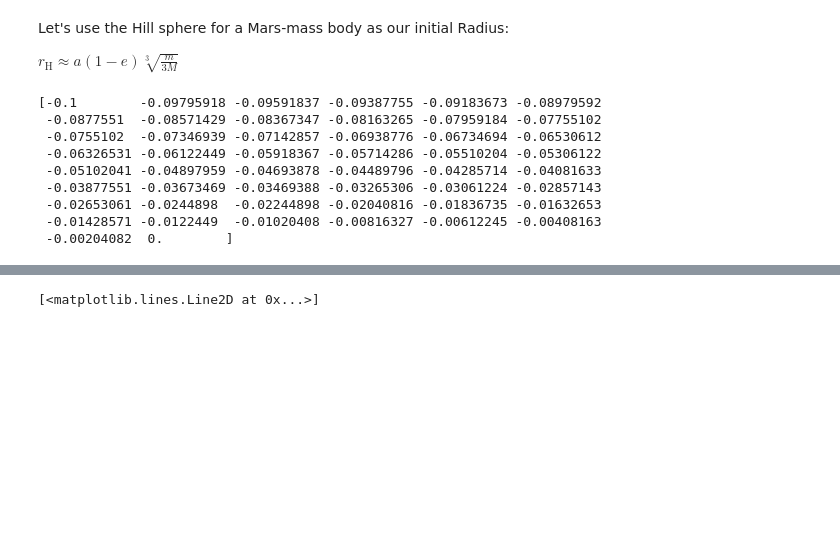
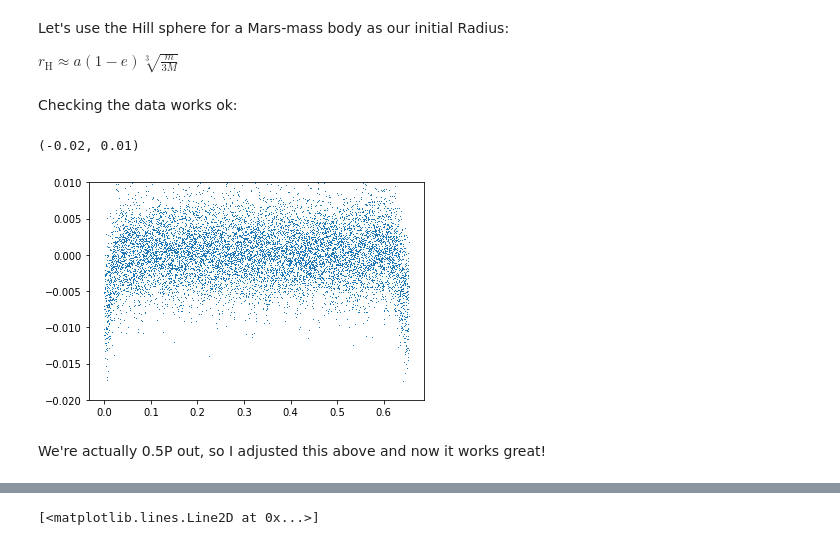
Before and after one commit to hposborn/project-find-evaporators, a Jupyter notebook: Model Ideas Notes.ipynb, the cells around one changed output, grey strips where cells are left out. Cells and saved outputs as stored; diff of their text form; code cells hidden in the pictures; blank space fills up the shorter version.

Commit message:
fixed stacked-transit-tail method in ipynb and uploaded png results

```diff
--- a/Model Ideas Notes.ipynb
+++ b/Model Ideas Notes.ipynb
@@ -101,19 +107,25 @@ $r_{\mathrm {H} }\approx a(1-e){\sqrt[{3}]{\frac {m}{3M}}}$
+# %%
+#Orbital params from BLS/candidate - we can fix these here as they should be good enough
+t_0=566.824+0.5
+P=0.6535538
+# %% [markdown]
+Checking the data works ok:
+# %%
+plt.plot((t-t_0)%P,flux,',')
+plt.ylim(-0.02,0.01)
+# %% [output]
+(-0.02, 0.01)
+[figure, added]
+# %% [markdown]
+We're actually 0.5P out, so I adjusted this above and now it works great!
 # %%
+# initial parameters
 use_gp=True
-init_planet_mass=0.1
+init_planet_mass=0.1 #Roughly Mars mass - should be undetectably small yet big enough to have a big hill sphere.
 n_steps=50
 phase_coverage=0.1
 
-#Taking a snippet of KIC1255 data for the model:
-t=dat[22000:31500,0]
-flux= dat[22000:31500,1]-np.nanmedian(dat[22000:31500,1])
-flux_err= dat[22000:31500,2]
-
-#Orbital params from BLS/candidate - we can fix these
-t_0=566.824
-P=0.6535538
-
-#Counting number of transits to model:
+#Counting number of transits to model, and assigning time to each nearby transit:
 phase        = (t-t_0)/P
 rounded_phase= np.round(phase)
 trns_numbers = np.unique(rounded_phase)
@@ -124,16 +136,16 @@ Rs=1.0#Rs=pm.Normal('Rs',mu=1.0,sd=0.1)
 Ms=1.0#Ms=pm.Normal('Ms',mu=1.0,sd=0.15)
 
 with pm.Model() as model:
-    #Get all transits
-    cadence=np.nanmedian(np.diff(t))
-
-    #B can just be unit uniform:
-    b=pm.Uniform('b',lower=0.0,upper=1.333)
+    #b can just be unit uniform:
+    b=pm.Uniform('b',lower=0.0,upper=1.00)
+    t_offset=pm.Uniform('t_offset',lower=0.0,upper=P)
 
     #For now, let's just model lightcurve depth for every transit:
-    log_depths=pm.Bound(pm.Normal, upper=-1,lower=-20)("log_depths", mu=-5, sigma=6.0,shape=len(trns_numbers))
+    log_depths=pm.Bound(pm.Normal, upper=-1,lower=-10)("log_depths", mu=-5, sigma=6.0,shape=len(trns_numbers))
 
     '''
+    #This is where we could put a GP:
+
     from exoplanet import estimate_inverse_gamma_parameters
     from exoplanet.gp import terms, GP
 
@@ -158,6 +170,8 @@ with pm.Model() as model:
         dust_prod_pred = tt.exp(log_depth_gp.predict(trns_numbers,return_var=False))
     '''
 
+    #This is the relative speed of the dust with respect to the planet. i.e. <0 = in-falling. >0 = propelled outward.
+    #NB - dust_vel<<1.41 (as sqrt(2)*v_circ = unbound from th solar system!).
     dust_vel=pm.Bound(pm.Normal, upper=1.25,lower=0.5)('dust_vel',mu=1.0,sd=0.033)
 
     #We want to define our dusty "phantom planets" as kicked off their planet and moving along eccentric orbits
@@ -181,31 +195,47 @@ with pm.Model() as model:
     dispersion        = pm.Deterministic("dispersion", 0.25/(1.0+np.exp(log_dust_dispersion))**(np.linspace(0,1,n_steps)))
 
     #Defining t_periasteron as the time when the phatom planet left the real planet in the preceeding part of the orbit
+    # We have to redefine t_periasteron like this because we specifically want to model the fact that dust knocked off the surface *does not arrive at the time of transit*
+    #In the case of an in-falling dust body, we need to flip this by pi as periasteron becomes apasteron
     if tt.lt(dust_vel,0):
         phantom_t_peris = -0.5*per_phantom - np.linspace(-1*phase_coverage*P, 0.0, n_steps)
-        phantom_omega = np.linspace(1.5*np.pi-1*phase_coverage*2*np.pi, 0.5*np.pi, n_steps)%(np.pi*2)
+        phantom_omega = np.linspace(0.5*np.pi-1*phase_coverage*2*np.pi, 0.5*np.pi, n_steps)%(np.pi*2)
     else:
         phantom_t_peris = -1*np.linspace(-1*phase_coverage*P, 0.0, n_steps)
-        phantom_omega = np.linspace(0.5*np.pi-1*phase_coverage*2*np.pi, 0.5*np.pi, n_steps)%(np.pi*2)
+        phantom_omega = np.linspace(1.5*np.pi-1*phase_coverage*2*np.pi, 0.5*np.pi, n_steps)%(np.pi*2)
+
+    #Defining limb darkening
     u_star_tess = xo.distributions.QuadLimbDark("u_star_tess", testval=np.array([0.3, 0.2]))
-    #print(len(phantom_t_peris),len(phantom_omega))
+
+    #Defining the orbit using stellar params (Rs, Ms) and period, omega, t_peri, ecc and b:
     orbit = xo.orbits.KeplerianOrbit(r_star=Rs,m_star=Ms,
                                      period=tt.tile(per_phantom,n_steps),
                                      omega=phantom_omega,
                                      t_periastron=phantom_t_peris,
                                      ecc=tt.tile(ecc_phantom,n_steps),
                                      b=tt.tile(b,n_steps))
+
+    #To track parameters for debugging I intialise some lists here:
     models=[]
     disp_lcs=[]
     all_lcs=[]
+    mins=[]
+
+    #looping over each transit:
     for n_tr in range(len(trns_numbers)):
+        #For each of the phantom planet orbits, we generate a transit lightcurve with radius ratio determined by log_rad_growth
+        #Here, t is transformed to phase between -0.5 and 0.5 so that the above eccentric/non-similar-period phantom planets are always correctly phased
         lc = xo.LimbDarkLightCurve(u_star_tess).get_light_curve(orbit=orbit,r=planet_ratios,
-                                                                t=t[rounded_phase==trns_numbers[n_tr]]-t_0-trns_numbers[n_tr]*P,
+                                                                t=t[rounded_phase==trns_numbers[n_tr]]-t_0-trns_numbers[n_tr]*P+t_offset,
                                                                 use_in_transit=True)
-        #t is transformed to phase between -0.5 and 0.5
+
         all_lcs+=[pm.Deterministic("all_lcs_"+str(n_tr),lc)]
+        #Multiplying the lightcurve by the dispersion as a function of time/dust-planet-size, and summing on 1D axis
         disp_lcs+=[pm.Deterministic("disp_lc_"+str(n_tr),tt.sum(lc*dispersion.dimshuffle('x',0),axis=1))]
-        models+=[log_depths[n_tr]*(disp_lcs[n_tr]/tt.min(disp_lcs[n_tr]))]
+        #Getting the minimum transit depth from the model. Clipping this so minimum is never 0 (which -> NaNs)
+        mins+=[pm.Deterministic("mins_"+str(n_tr),tt.clip(tt.min(disp_lcs[n_tr]),-1e5,-1e-20))]
+        #Reparameterising the transit depth using the minimum and the log_depths param
+        models+=[np.exp(log_depths[n_tr])*-1*(disp_lcs[n_tr]/mins[n_tr])]
 
     #Stacking individual transits:
     stacked_lc = pm.Deterministic("stacked_lc",tt.concatenate(models))
@@ -214,16 +244,6 @@ with pm.Model() as model:
     pm.Normal("likelihood",mu=stacked_lc, sigma=flux_err, observed=flux)
 
     #return final_model
-# %% [output]
-[-0.1        -0.09795918 -0.09591837 -0.09387755 -0.09183673 -0.08979592
- -0.0877551  -0.08571429 -0.08367347 -0.08163265 -0.07959184 -0.07755102
- -0.0755102  -0.07346939 -0.07142857 -0.06938776 -0.06734694 -0.06530612
- -0.06326531 -0.06122449 -0.05918367 -0.05714286 -0.05510204 -0.05306122
- -0.05102041 -0.04897959 -0.04693878 -0.04489796 -0.04285714 -0.04081633
- -0.03877551 -0.03673469 -0.03469388 -0.03265306 -0.03061224 -0.02857143
- -0.02653061 -0.0244898  -0.02244898 -0.02040816 -0.01836735 -0.01632653
- -0.01428571 -0.0122449  -0.01020408 -0.00816327 -0.00612245 -0.00408163
- -0.00204082  0.        ]
 # %%
 with model:
     map_estimate = pm.find_MAP(model=model, method="powell")
```
Also changed, not shown: parts of 11 cells of this notebook, 1 other file.
